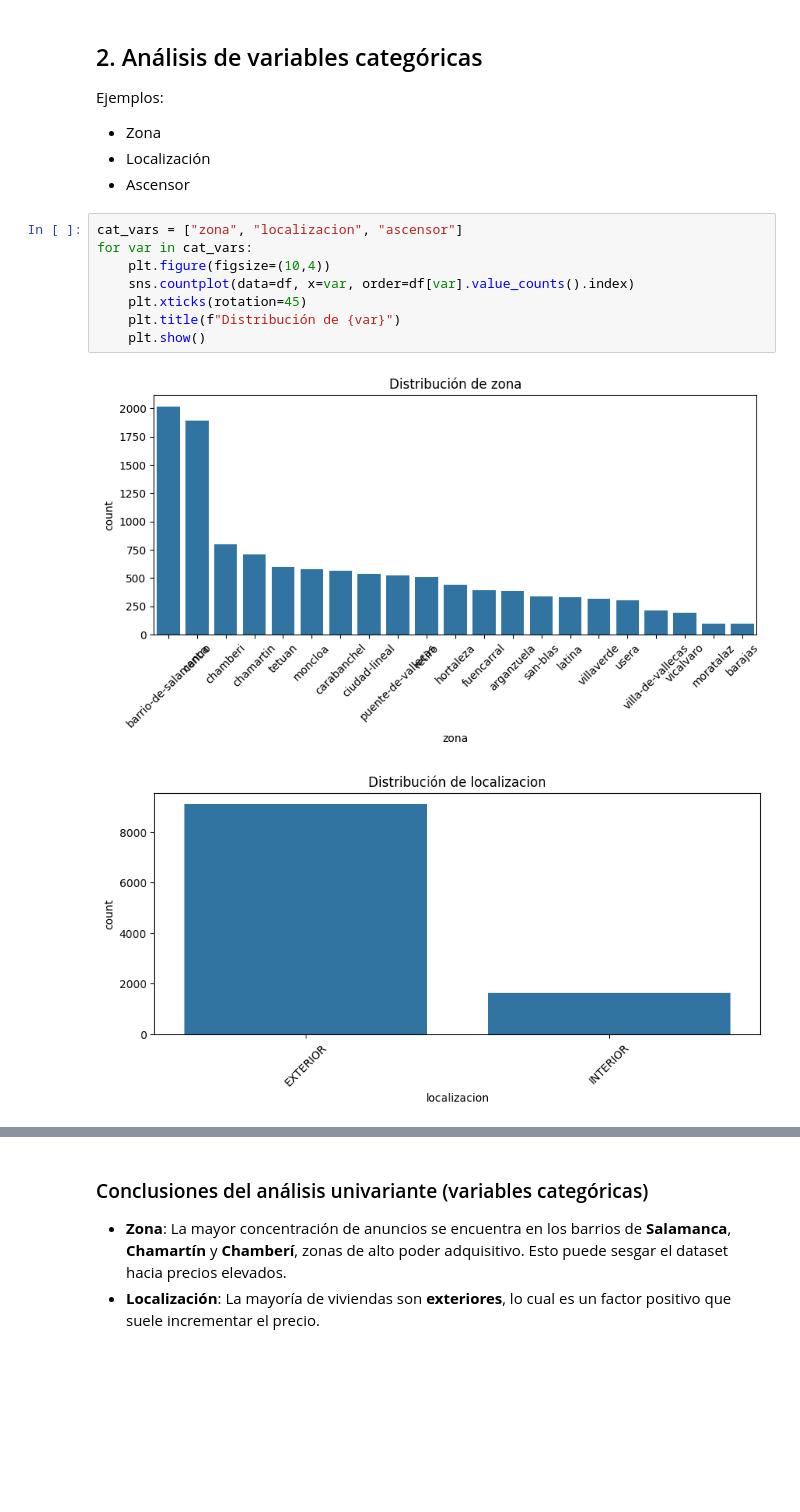
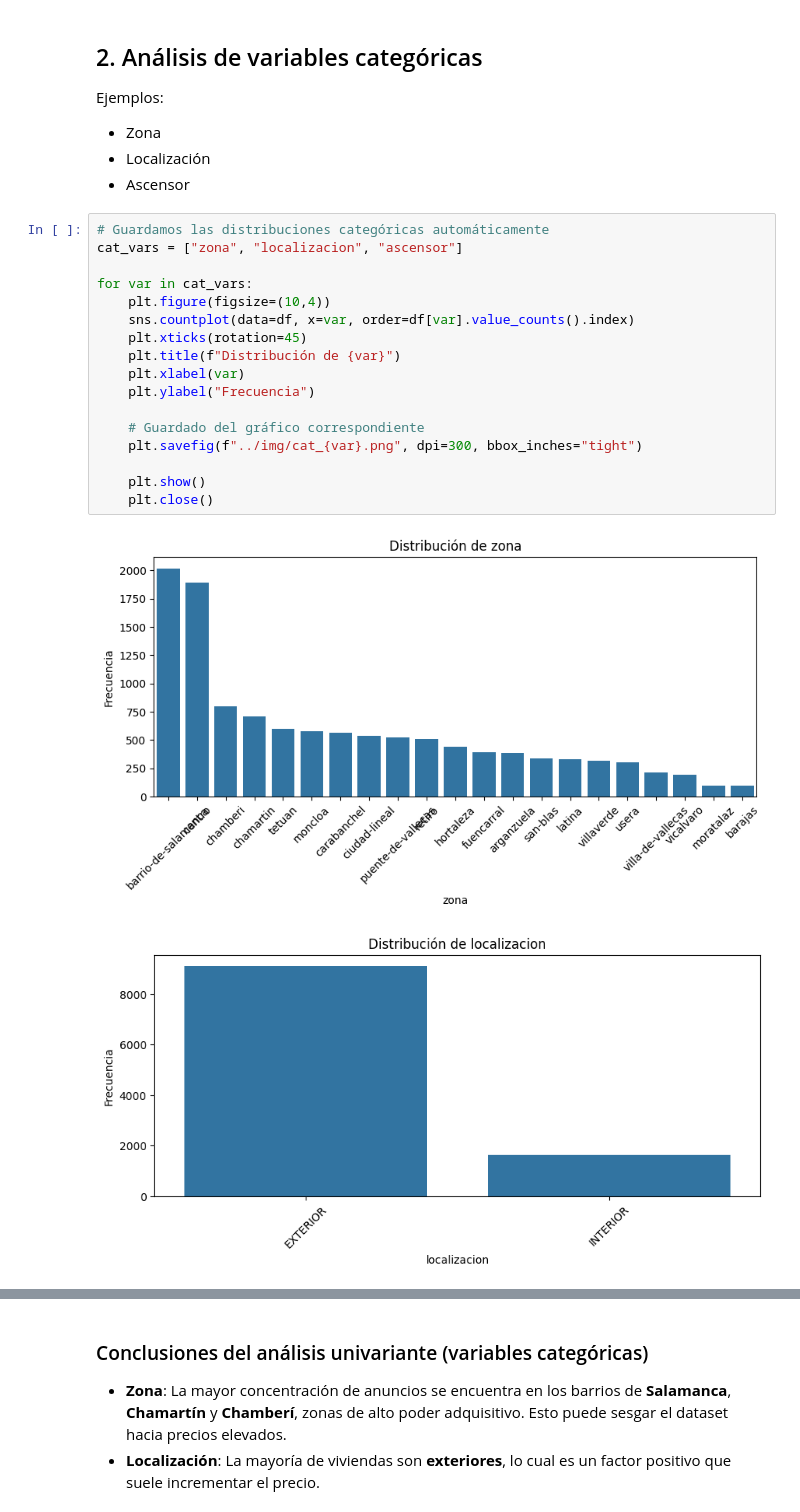
Before and after one commit to Natsanhor/EDA_Idealista, a Jupyter notebook: src/notebooks/02_EDA_Univariante.ipynb, the cells around one changed output, grey strips where cells are left out. Drawn from its saved outputs; the diff is of its cells as text; blank space fills up the shorter version.

Commit message:
EDA univariante: gráficos guardados correctamente y conclusiones

```diff
--- a/src/notebooks/02_EDA_Univariante.ipynb
+++ b/src/notebooks/02_EDA_Univariante.ipynb
@@ -61,13 +73,22 @@ Ejemplos:
 - Localización
 - Ascensor
 # %%
+# Guardamos las distribuciones categóricas automáticamente
 cat_vars = ["zona", "localizacion", "ascensor"]
+
 for var in cat_vars:
     plt.figure(figsize=(10,4))
     sns.countplot(data=df, x=var, order=df[var].value_counts().index)
     plt.xticks(rotation=45)
     plt.title(f"Distribución de {var}")
+    plt.xlabel(var)
+    plt.ylabel("Frecuencia")
+
+    # Guardado del gráfico correspondiente
+    plt.savefig(f"../img/cat_{var}.png", dpi=300, bbox_inches="tight")
+
     plt.show()
+    plt.close()
 # %% [output]
-[figure, old version]
+[figure, new version]
-[figure, old version]
+[figure, new version]
```
Also changed, not shown: parts of 4 cells of this notebook, 1 other file.
